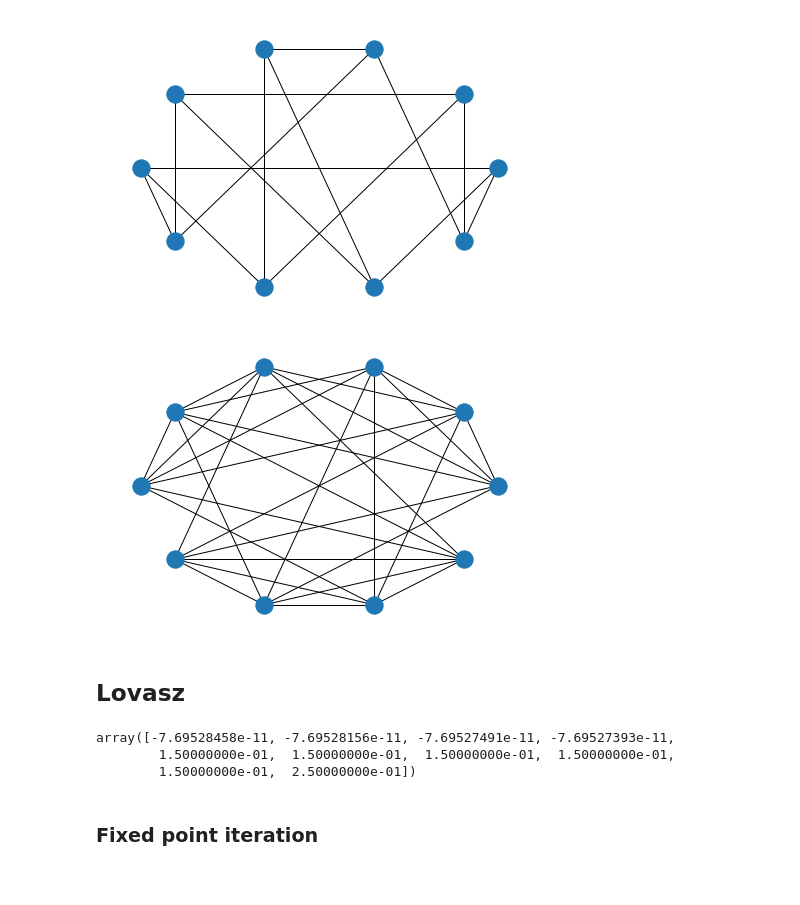
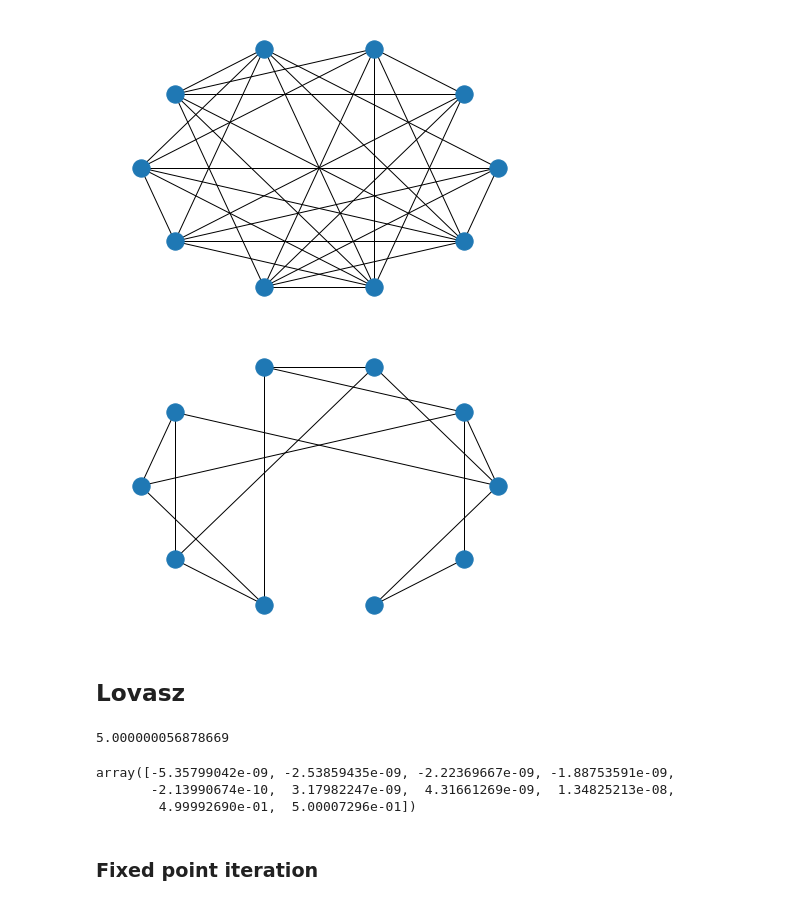
Before and after one commit to ivanightingale/stable-set-rounding, a Jupyter notebook: stable set geometry.ipynb, the cells around one changed output. Saved outputs shown, nothing was run; the diff lists cells and outputs as text; code cells hidden in the pictures.

```diff
--- a/stable set geometry.ipynb
+++ b/stable set geometry.ipynb
@@ -10,28 +10,30 @@ from linalg_utils import remove_small_eigenvalues
 import os
 folder = os.path.abspath(os.getcwd())
 # %%
-graph_file = "johnson8-2-4.mtx"
+graph_file = "hamming6-2.mtx"
 graph_type = 1
 
 n = 10
 G = nx.complement(load_graph(graph_file, graph_type, n))
 # %% [output]
-[figure, old version]
+[figure, new version]
 # %%
 nx.draw(G, nx.circular_layout(G))
 # %% [output]
-[figure, old version]
+[figure, new version]
 # %% [markdown]
 
 ## Lovasz
 # %%
 prob_lovasz, Z = lovasz_sdp(G)
+# %% [output]
+5.000000056878669
 # %%
 np.linalg.eigvalsh(Z.value)
 # %% [output]
-array([-7.69528458e-11, -7.69528156e-11, -7.69527491e-11, -7.69527393e-11,
-        1.50000000e-01,  1.50000000e-01,  1.50000000e-01,  1.50000000e-01,
-        1.50000000e-01,  2.50000000e-01])
+array([-5.35799042e-09, -2.53859435e-09, -2.22369667e-09, -1.88753591e-09,
+       -2.13990674e-10,  3.17982247e-09,  4.31661269e-09,  1.34825213e-08,
+        4.99992690e-01,  5.00007296e-01])
 # %%
 Z_val = remove_small_eigenvalues(Z.value)
 # %%
```
Also changed, not shown: parts of 19 cells of this notebook, 22 other files.
